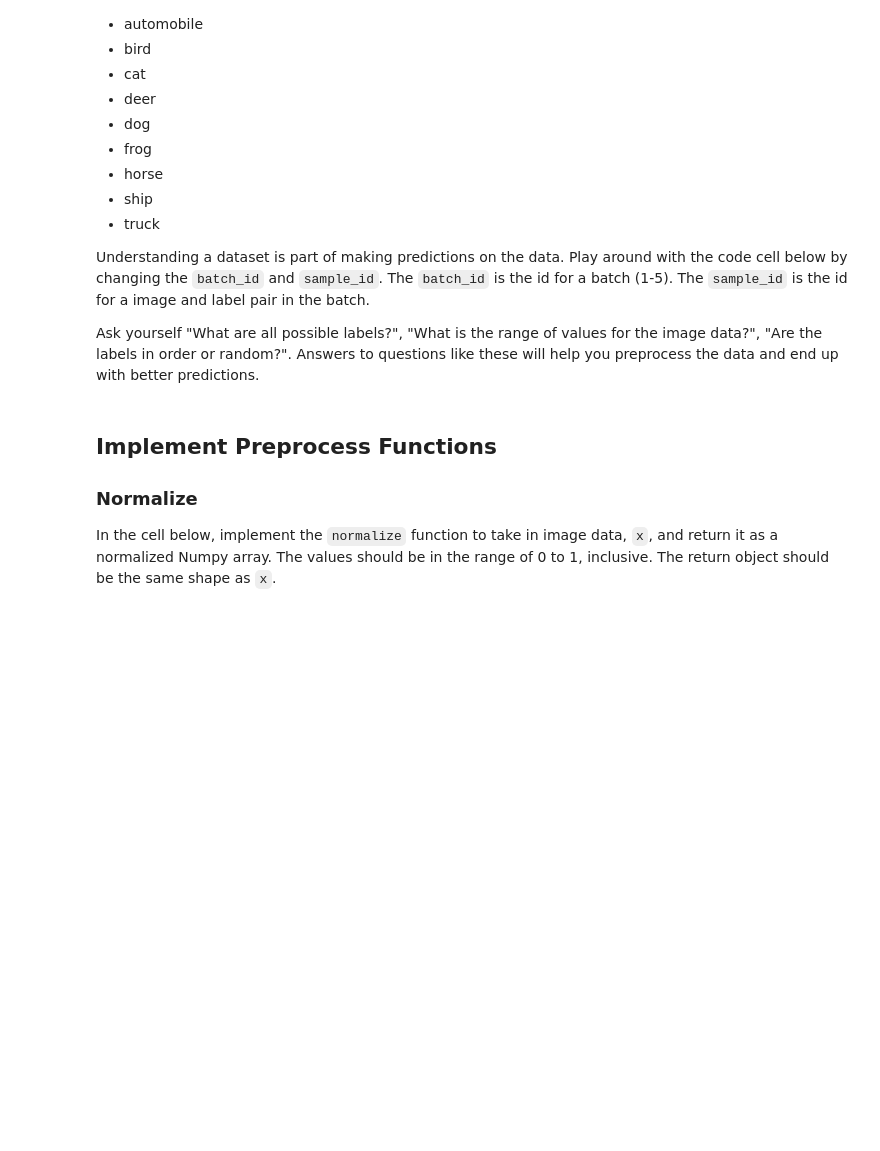
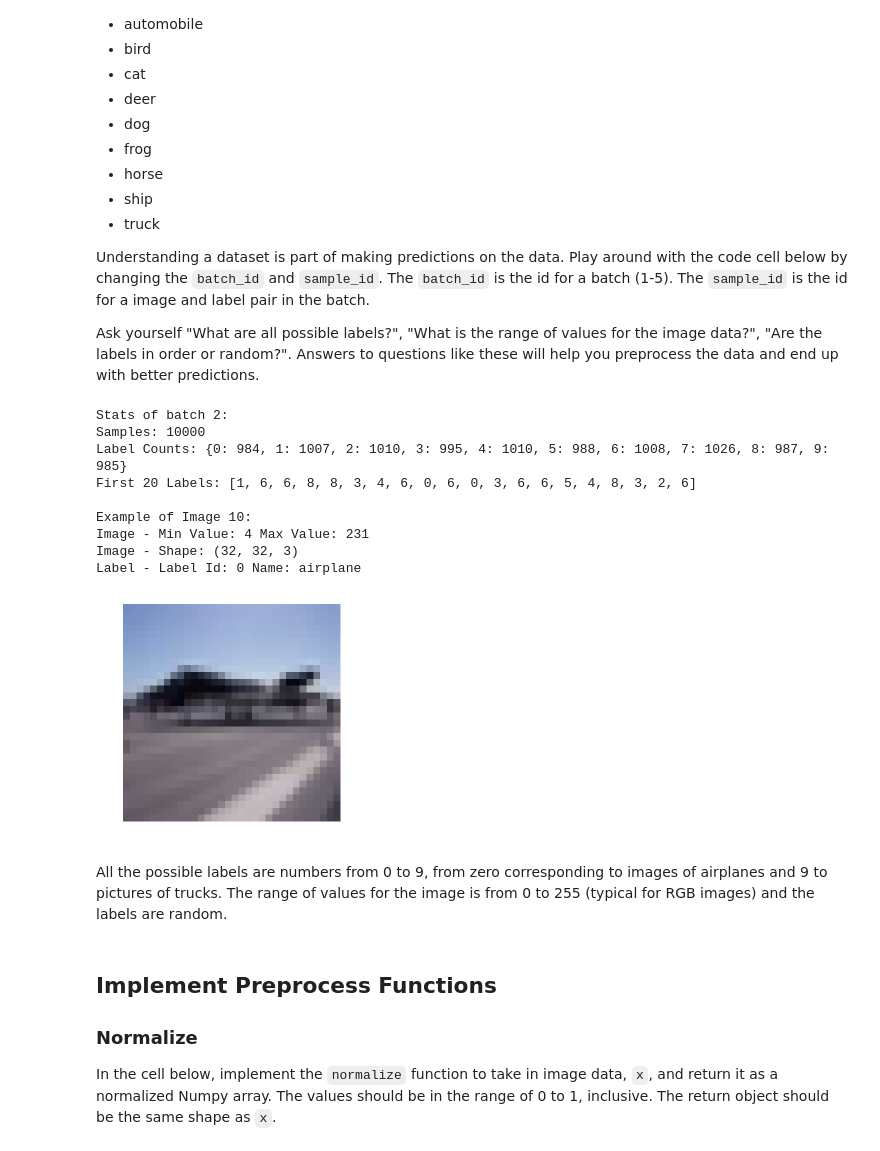
Before and after one commit to RomelTorres/DLND-Image-Classification, a Jupyter notebook: dlnd_image_classification.ipynb, the cells around one changed output. Saved outputs shown, nothing was run; the diff lists cells and outputs as text; code cells hidden in the pictures; blank space fills up the shorter version.

Commit message:
Arrived to first checkpoint

```diff
--- a/dlnd_image_classification.ipynb
+++ b/dlnd_image_classification.ipynb
@@ -64,14 +66,27 @@ Ask yourself "What are all possible labels?", "What is the range of values for t
 # %%
 %matplotlib inline
 %config InlineBackend.figure_format = 'retina'
 
 import helper
 import numpy as np
 
 # Explore the dataset
-batch_id = 1
-sample_id = 5
+batch_id = 2
+sample_id = 10
 helper.display_stats(cifar10_dataset_folder_path, batch_id, sample_id)
+# %% [output]
+Stats of batch 2:
+Samples: 10000
+Label Counts: {0: 984, 1: 1007, 2: 1010, 3: 995, 4: 1010, 5: 988, 6: 1008, 7: 1026, 8: 987, 9: 985}
+First 20 Labels: [1, 6, 6, 8, 8, 3, 4, 6, 0, 6, 0, 3, 6, 6, 5, 4, 8, 3, 2, 6]
+
+Example of Image 10:
+Image - Min Value: 4 Max Value: 231
+Image - Shape: (32, 32, 3)
+Label - Label Id: 0 Name: airplane
+[figure, added]
+# %% [markdown]
+All the possible labels are numbers from 0 to 9, from zero corresponding to images of airplanes and 9 to pictures of trucks. The range of values for the image is from 0 to 255 (typical for RGB images) and the labels are random.
 # %% [markdown]
 ## Implement Preprocess Functions
 ### Normalize
```
Also changed, not shown: parts of 3 cells of this notebook, 1 other file.
